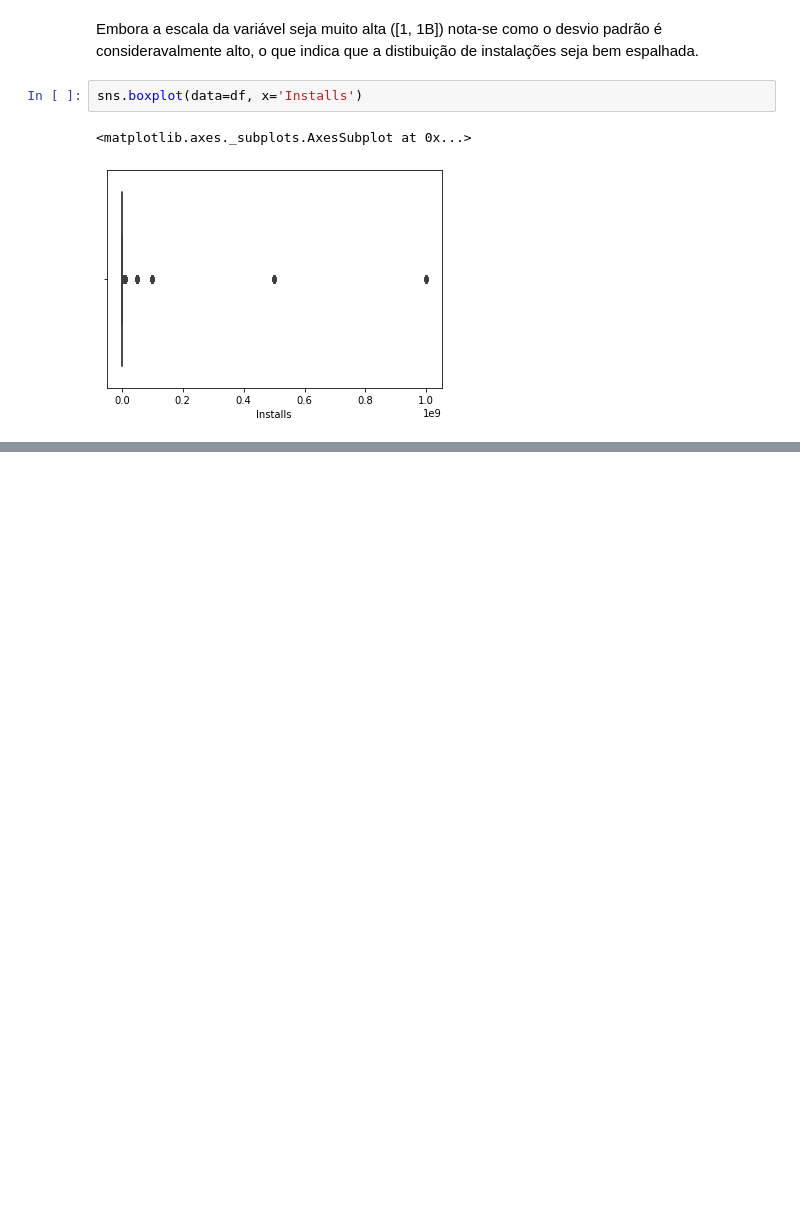
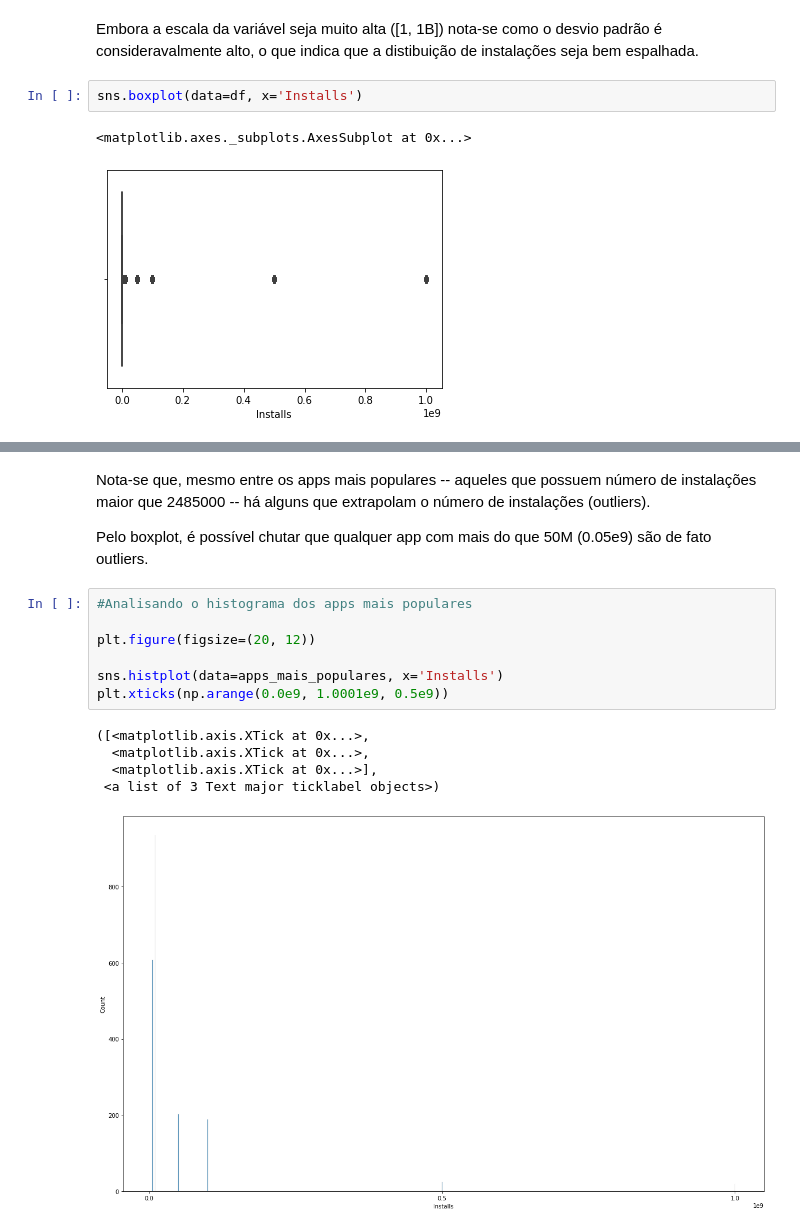
Before and after one commit to edmgjr/portifolio, a Jupyter notebook: Limpesa_e_preprocessamento_de_dados_googleplaystore.ipynb, the cells around one changed output, grey strips where cells are left out. Drawn from its saved outputs; the diff is of its cells as text; blank space fills up the shorter version.

```diff
--- a/Limpesa_e_preprocessamento_de_dados_googleplaystore.ipynb
+++ b/Limpesa_e_preprocessamento_de_dados_googleplaystore.ipynb
@@ -1490,0 +1598,17 @@ sns.boxplot(data=df, x='Installs')
+# %% [markdown]
+Nota-se que, mesmo entre os apps mais populares -- aqueles que possuem número de instalações maior que 2485000 -- há alguns que extrapolam o número de instalações (outliers).
+
+Pelo boxplot, é possível chutar que qualquer app com mais do que 50M (0.05e9) são de fato outliers.
+# %%
+#Analisando o histograma dos apps mais populares
+
+plt.figure(figsize=(20, 12))
+
+sns.histplot(data=apps_mais_populares, x='Installs')
+plt.xticks(np.arange(0.0e9, 1.0001e9, 0.5e9))
+# %% [output]
+([<matplotlib.axis.XTick at 0x...>,
+  <matplotlib.axis.XTick at 0x...>,
+  <matplotlib.axis.XTick at 0x...>],
+ <a list of 3 Text major ticklabel objects>)
+[figure, added]
```
Also changed, not shown: parts of 30 cells of this notebook.
